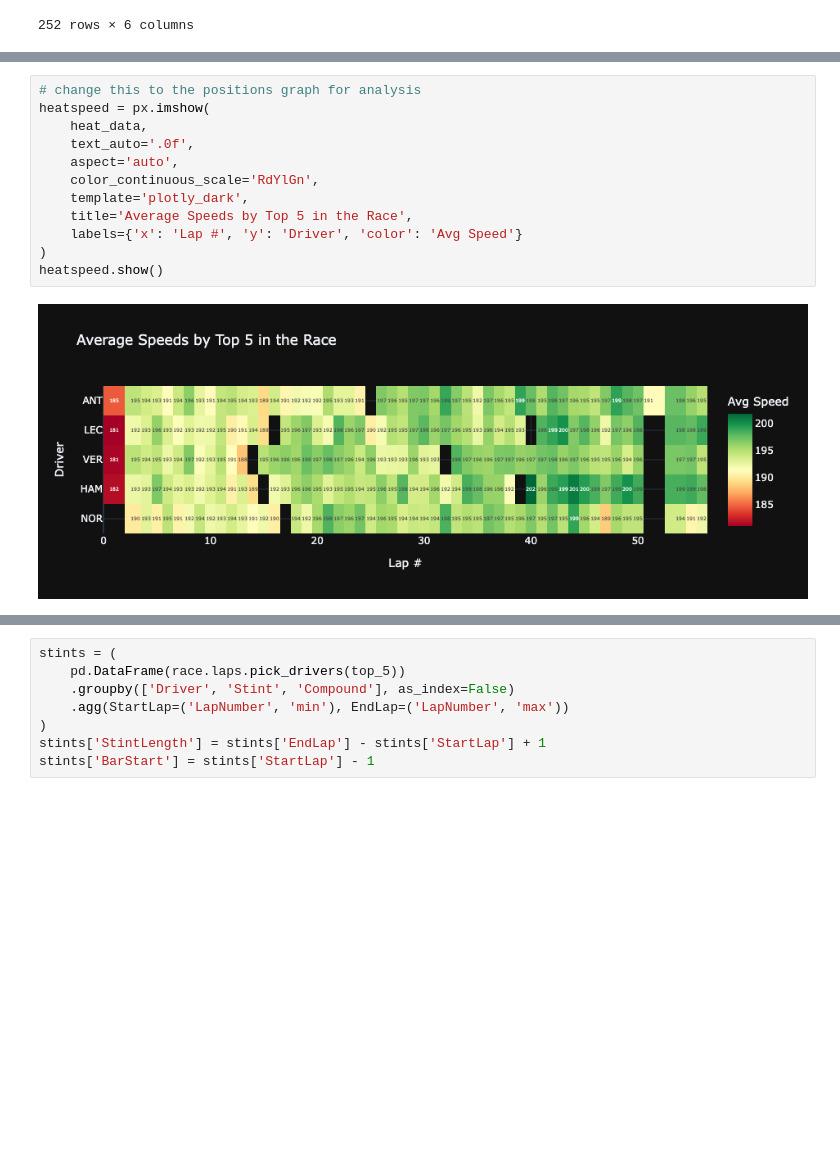
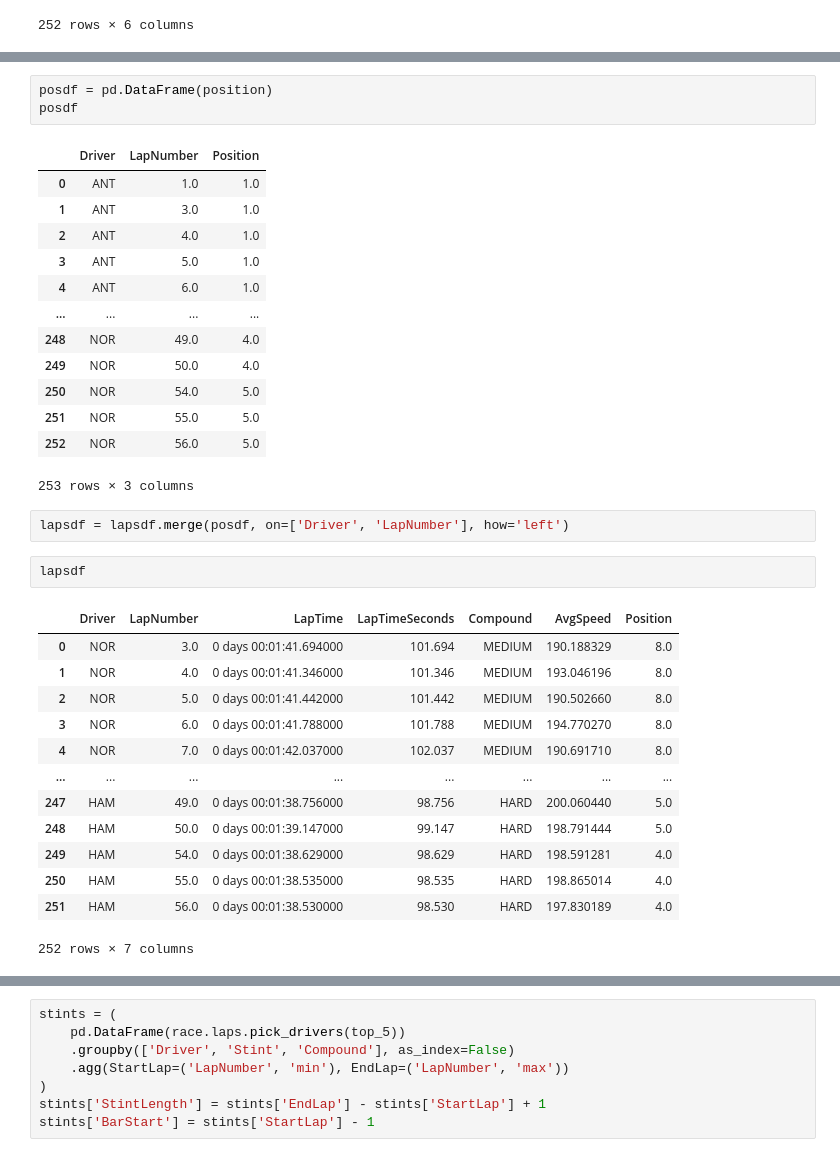
Before and after one commit to jsherm-cells/FASTF1_Analyses, a Jupyter notebook: USA_GP_2026/AUSTIN TOP 5 LAP ANALYSIS.ipynb, the cells around one changed output, grey strips where cells are left out. Cells and saved outputs as stored; diff of their text form; blank space fills up the shorter version.

```diff
--- a/USA_GP_2026/AUSTIN TOP 5 LAP ANALYSIS.ipynb
+++ b/USA_GP_2026/AUSTIN TOP 5 LAP ANALYSIS.ipynb
@@ -179,14 +187,35 @@ heat_data = heat_data.reindex(top_5)
 # %%
-# change this to the positions graph for analysis
-heatspeed = px.imshow(
-    heat_data,
-    text_auto='.0f',
-    aspect='auto',
-    color_continuous_scale='RdYlGn',
-    template='plotly_dark',
-    title='Average Speeds by Top 5 in the Race',
-    labels={'x': 'Lap #', 'y': 'Driver', 'color': 'Avg Speed'}
-)
-heatspeed.show()
+posdf = pd.DataFrame(position)
+posdf
 # %% [output]
-[figure, removed]
+|  | Driver | LapNumber | Position |
+| 0 | ANT | 1.0 | 1.0 |
+| 1 | ANT | 3.0 | 1.0 |
+| 2 | ANT | 4.0 | 1.0 |
+| 3 | ANT | 5.0 | 1.0 |
+| 4 | ANT | 6.0 | 1.0 |
+| ... | ... | ... | ... |
+| 248 | NOR | 49.0 | 4.0 |
+| 249 | NOR | 50.0 | 4.0 |
+| 250 | NOR | 54.0 | 5.0 |
+| 251 | NOR | 55.0 | 5.0 |
+| 252 | NOR | 56.0 | 5.0 |
+253 rows × 3 columns
+# %%
+lapsdf = lapsdf.merge(posdf, on=['Driver', 'LapNumber'], how='left')
+# %%
+lapsdf
+# %% [output]
+|  | Driver | LapNumber | LapTime | LapTimeSeconds | Compound | AvgSpeed | Position |
+| 0 | NOR | 3.0 | 0 days 00:01:41.694000 | 101.694 | MEDIUM | 190.188329 | 8.0 |
+| 1 | NOR | 4.0 | 0 days 00:01:41.346000 | 101.346 | MEDIUM | 193.046196 | 8.0 |
+| 2 | NOR | 5.0 | 0 days 00:01:41.442000 | 101.442 | MEDIUM | 190.502660 | 8.0 |
+| 3 | NOR | 6.0 | 0 days 00:01:41.788000 | 101.788 | MEDIUM | 194.770270 | 8.0 |
+| 4 | NOR | 7.0 | 0 days 00:01:42.037000 | 102.037 | MEDIUM | 190.691710 | 8.0 |
+| ... | ... | ... | ... | ... | ... | ... | ... |
+| 247 | HAM | 49.0 | 0 days 00:01:38.756000 | 98.756 | HARD | 200.060440 | 5.0 |
+| 248 | HAM | 50.0 | 0 days 00:01:39.147000 | 99.147 | HARD | 198.791444 | 5.0 |
+| 249 | HAM | 54.0 | 0 days 00:01:38.629000 | 98.629 | HARD | 198.591281 | 4.0 |
+| 250 | HAM | 55.0 | 0 days 00:01:38.535000 | 98.535 | HARD | 198.865014 | 4.0 |
+| 251 | HAM | 56.0 | 0 days 00:01:38.530000 | 98.530 | HARD | 197.830189 | 4.0 |
+252 rows × 7 columns
```
Also changed, not shown: parts of 2 cells of this notebook, 1 other file.
